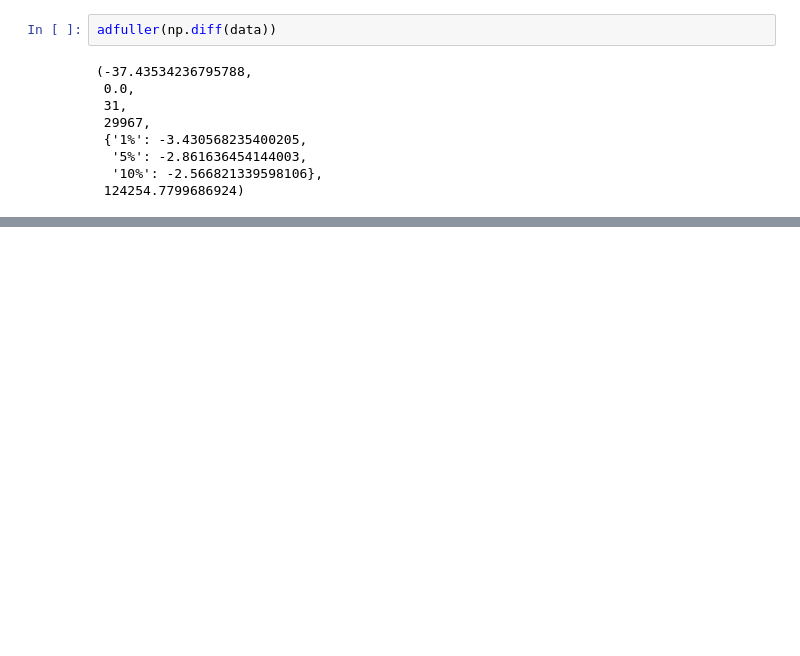
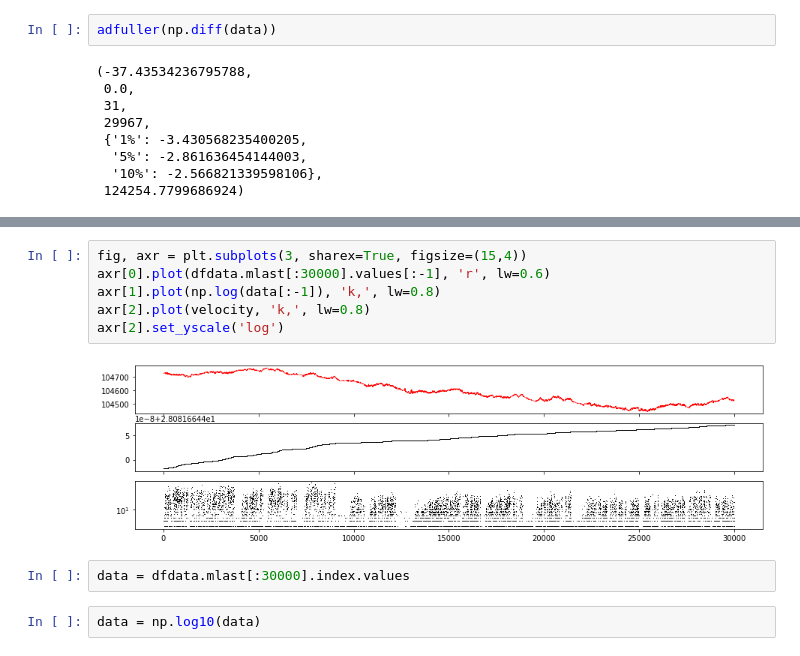
Before and after one commit to eusoubrasileiro/stocks, a Jupyter notebook: prototypes/Metatrader 5 RealBars and Fracdif.ipynb, the cells around one changed output, grey strips where cells are left out. Cells and saved outputs as stored; diff of their text form; blank space fills up the shorter version.

```diff
--- a/prototypes/Metatrader 5 RealBars and Fracdif.ipynb
+++ b/prototypes/Metatrader 5 RealBars and Fracdif.ipynb
@@ -316,0 +372,12 @@ adfuller(np.diff(data))
+# %%
+fig, axr = plt.subplots(3, sharex=True, figsize=(15,4))
+axr[0].plot(dfdata.mlast[:30000].values[:-1], 'r', lw=0.6)
+axr[1].plot(np.log(data[:-1]), 'k,', lw=0.8)
+axr[2].plot(velocity, 'k,', lw=0.8)
+axr[2].set_yscale('log')
+# %% [output]
+[figure, added]
+# %%
+data = dfdata.mlast[:30000].index.values
+# %%
+data = np.log10(data)
```
Also changed, not shown: parts of 52 cells of this notebook, 3 other files.
